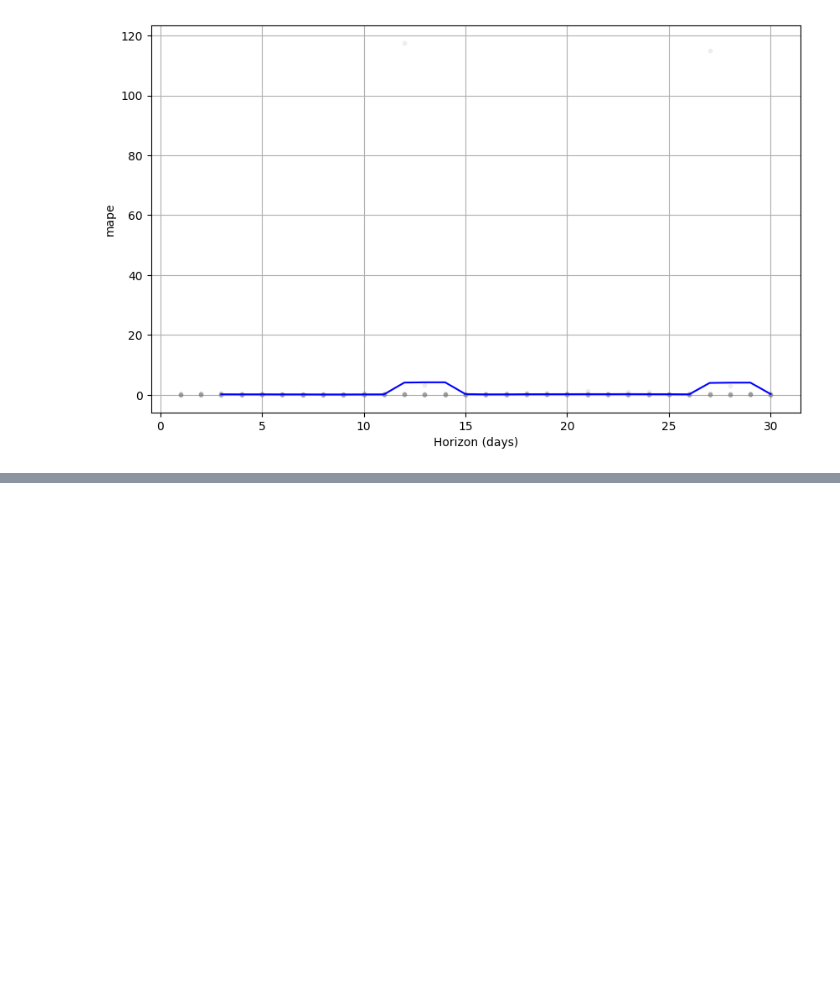
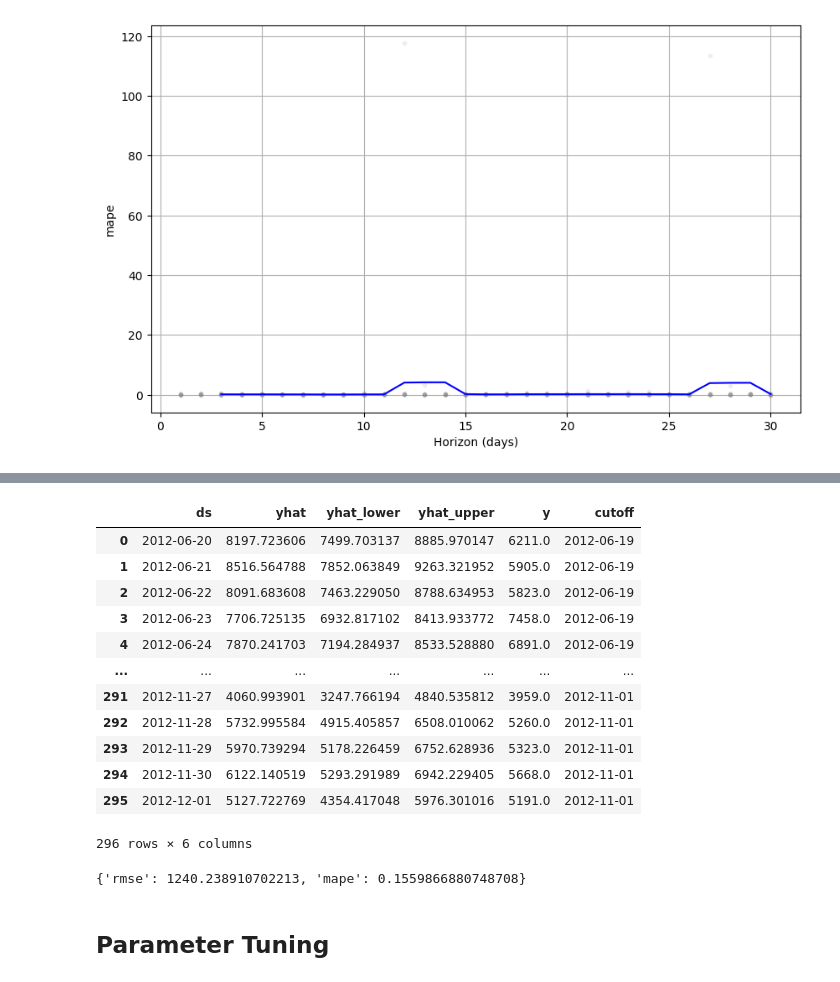
Before and after one commit to salgadosp/time_series, a Jupyter notebook: prophet.ipynb, the cells around one changed output, grey strips where cells are left out. Drawn from its saved outputs; the diff is of its cells as text; code cells hidden in the pictures; blank space fills up the shorter version.

Commit message:
Tuned prophet model

```diff
--- a/prophet.ipynb
+++ b/prophet.ipynb
@@ -334,0 +387,6 @@ plot_cross_validation_metric(df_cv, metric='mape');
+# %%
+for lag in range(1, 9, 2):
+    df[f'temp_lag_{lag}'] = df['temp'].shift(lag)
+    df[f'atemp_lag_{lag}'] = df['atemp'].shift(lag)
+
+df.corr()[['y']]
@@ -334,0 +411,19 @@ plot_cross_validation_metric(df_cv, metric='mape');
+# %%
+model = Prophet(yearly_seasonality=True,
+                weekly_seasonality=True,
+                holidays = holidays,
+                seasonality_mode = 'multiplicative',
+                seasonality_prior_scale=10,
+                holidays_prior_scale=10,
+                changepoint_prior_scale=0.05)
+
+model.add_regressor('workingday')
+model.add_regressor('atemp')
+model.add_regressor('temp')
+model.add_regressor('hum')
+model.add_regressor('windspeed')
+model.add_regressor('weathersit_2')
+model.add_regressor('weathersit_3')
+model.add_regressor('temp_lag_1')
+
+model.fit(df.dropna())
@@ -334,0 +434,13 @@ plot_cross_validation_metric(df_cv, metric='mape');
+# %%
+from prophet.diagnostics import cross_validation
+
+# Apply CV to the model
+
+df_cv = cross_validation(model=model,
+                         period='15 days',
+                         initial=f'{df.shape[0]-180} days',
+                         horizon='30 days',
+                         parallel='processes')
+
+df_cv
+# %% [output]
@@ -334,0 +467,20 @@ plot_cross_validation_metric(df_cv, metric='mape');
+|  | ds | yhat | yhat_lower | yhat_upper | y | cutoff |
+| 0 | 2012-06-20 | 8197.723606 | 7499.703137 | 8885.970147 | 6211.0 | 2012-06-19 |
+| 1 | 2012-06-21 | 8516.564788 | 7852.063849 | 9263.321952 | 5905.0 | 2012-06-19 |
+| 2 | 2012-06-22 | 8091.683608 | 7463.229050 | 8788.634953 | 5823.0 | 2012-06-19 |
+| 3 | 2012-06-23 | 7706.725135 | 6932.817102 | 8413.933772 | 7458.0 | 2012-06-19 |
+| 4 | 2012-06-24 | 7870.241703 | 7194.284937 | 8533.528880 | 6891.0 | 2012-06-19 |
+| ... | ... | ... | ... | ... | ... | ... |
+| 291 | 2012-11-27 | 4060.993901 | 3247.766194 | 4840.535812 | 3959.0 | 2012-11-01 |
+| 292 | 2012-11-28 | 5732.995584 | 4915.405857 | 6508.010062 | 5260.0 | 2012-11-01 |
+| 293 | 2012-11-29 | 5970.739294 | 5178.226459 | 6752.628936 | 5323.0 | 2012-11-01 |
+| 294 | 2012-11-30 | 6122.140519 | 5293.291989 | 6942.229405 | 5668.0 | 2012-11-01 |
+| 295 | 2012-12-01 | 5127.722769 | 4354.417048 | 5976.301016 | 5191.0 | 2012-11-01 |
+296 rows × 6 columns
+# %%
+{'rmse': performance_metrics(df_cv)['rmse'].mean(),
+ 'mape': performance_metrics(df_cv)['mape'].mean()}
+# %% [output]
+{'rmse': 1240.238910702213, 'mape': 0.1559866880748708}
+# %% [markdown]
+## Parameter Tuning
```
Also changed, not shown: parts of 23 cells of this notebook, 1 other file.
